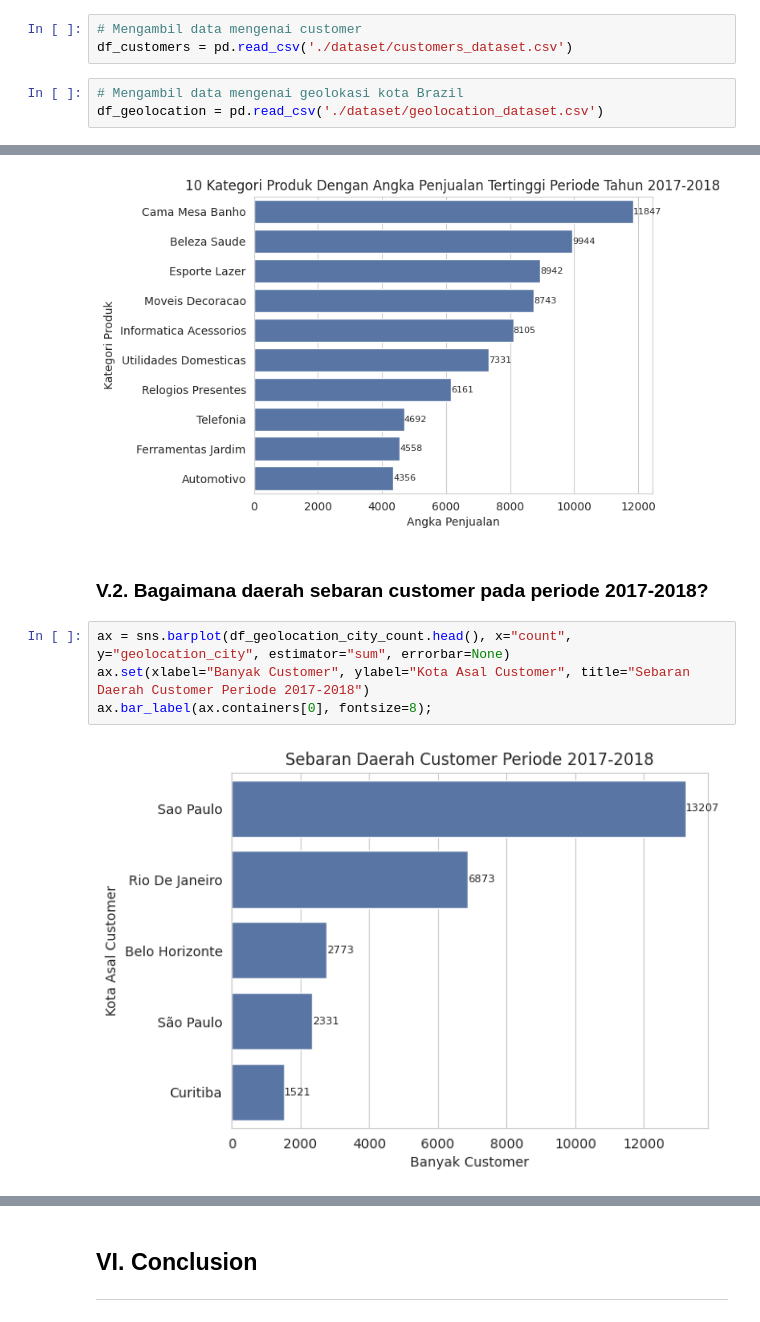
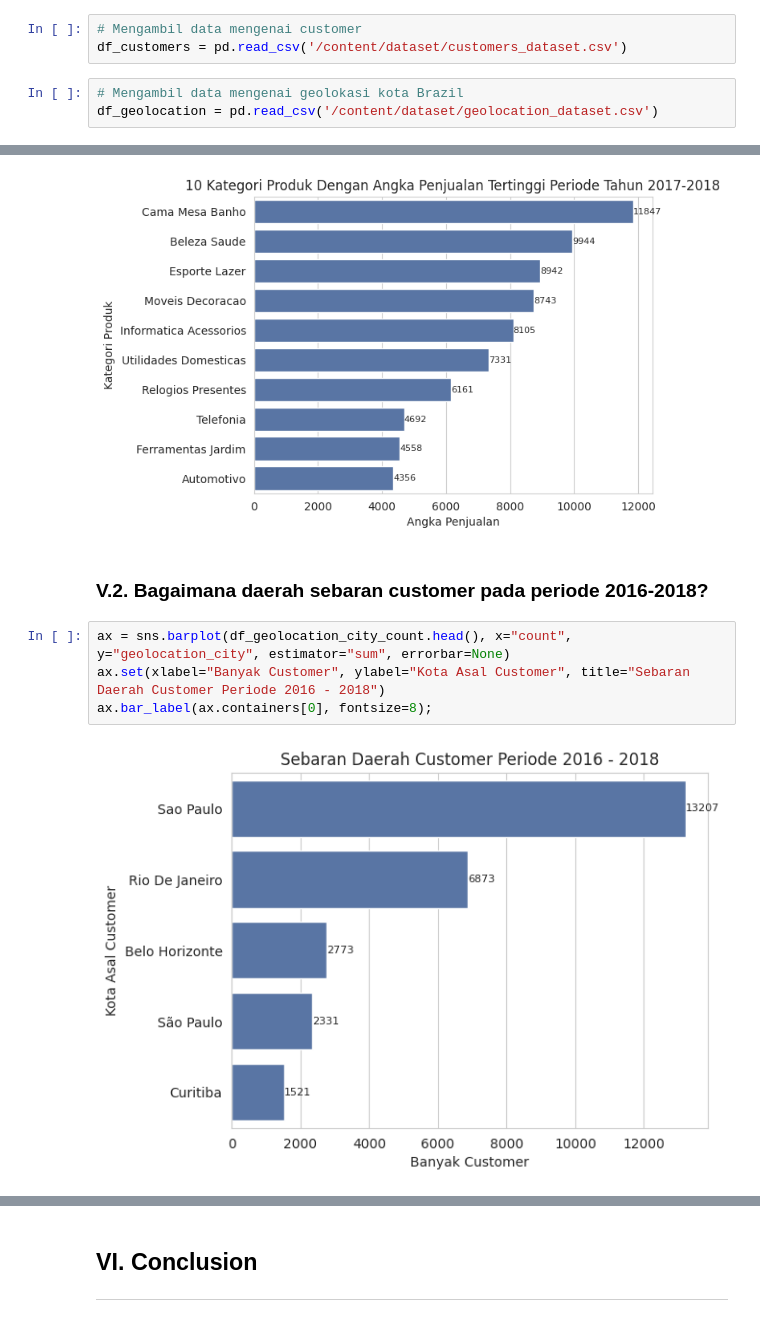
Before and after one commit to mafiefa02/e-commerce-dashboard, a Jupyter notebook: notebook.ipynb, the cells around one changed output, grey strips where cells are left out. Saved outputs shown, nothing was run; the diff lists cells and outputs as text.

Commit message:
(fix) wrong year period

```diff
--- a/notebook.ipynb
+++ b/notebook.ipynb
@@ -30,9 +31,9 @@ Dataset yang digunakan dalam analisa ini didapat dari [Brazilian E-Commerce Publ
 ### **III.1. Gathering Data**
 # %%
 # Mengambil data mengenai customer
-df_customers = pd.read_csv('./dataset/customers_dataset.csv')
+df_customers = pd.read_csv('/content/dataset/customers_dataset.csv')
 # %%
 # Mengambil data mengenai geolokasi kota Brazil
-df_geolocation = pd.read_csv('./dataset/geolocation_dataset.csv')
+df_geolocation = pd.read_csv('/content/dataset/geolocation_dataset.csv')
 # %%
 # Mengambil data mengenai order, termasuk detail produk yang terjual, pembayaran, review, dan lainnya
@@ -854,12 +855,12 @@ ax.bar_label(ax.containers[0], fontsize=8);
 # %% [output]
 [figure]
 # %% [markdown]
-### **V.2. Bagaimana daerah sebaran customer pada periode 2017-2018?**
+### **V.2. Bagaimana daerah sebaran customer pada periode 2016-2018?**
 # %%
 ax = sns.barplot(df_geolocation_city_count.head(), x="count", y="geolocation_city", estimator="sum", errorbar=None)
-ax.set(xlabel="Banyak Customer", ylabel="Kota Asal Customer", title="Sebaran Daerah Customer Periode 2017-2018")
+ax.set(xlabel="Banyak Customer", ylabel="Kota Asal Customer", title="Sebaran Daerah Customer Periode 2016 - 2018")
 ax.bar_label(ax.containers[0], fontsize=8);
 # %% [output]
-[figure, old version]
+[figure, new version]
 # %%
 ax = sns.barplot(df_customers_zipcode_count.head(10), x="count", y="zip_code_prefix", estimator="sum", errorbar=None)
```
Also changed, not shown: parts of 9 cells of this notebook, 1 other file.
